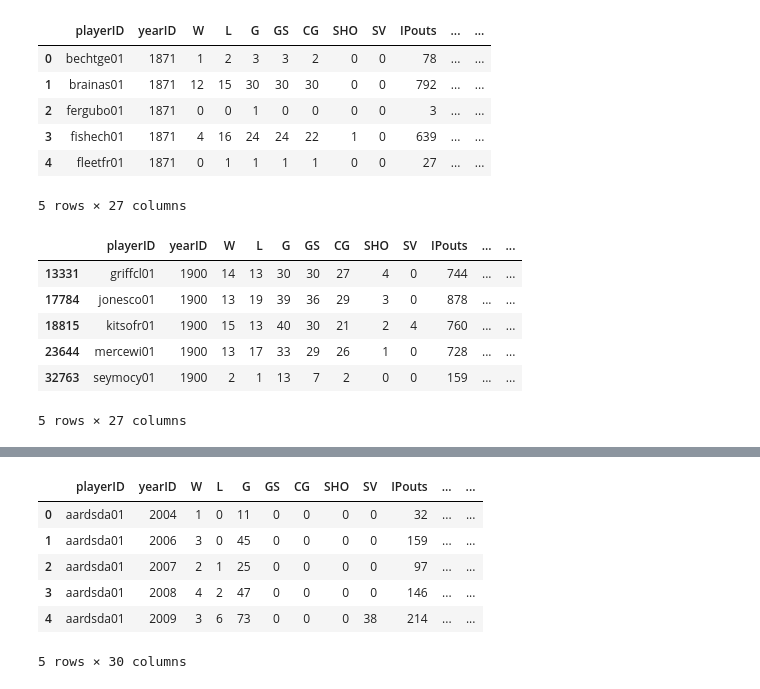
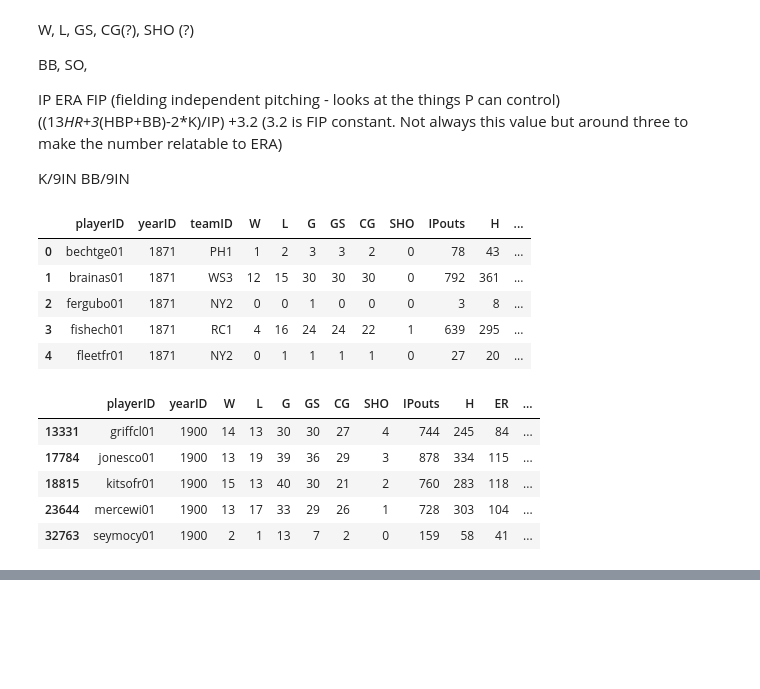
Before and after one commit to AGBarbour/Project-1, a Jupyter notebook: Pitching.ipynb, the cells around one changed output, grey strips where cells are left out. Saved outputs shown, nothing was run; the diff lists cells and outputs as text; code cells hidden in the pictures; blank space fills up the shorter version.

```diff
--- a/Pitching.ipynb
+++ b/Pitching.ipynb
@@ -4,0 +1,11 @@ import pandas as pd
+# %% [markdown]
+W, L, GS, CG(?), SHO (?)
+
+BB, SO,
+
+IP
+ERA
+FIP (fielding independent pitching - looks at the things P can control) ((13*HR+3*(HBP+BB)-2*K)/IP) +3.2 (3.2 is FIP constant.  Not always this value but around three to make the number relatable to ERA)
+
+K/9IN
+BB/9IN
@@ -5,26 +21,25 @@ import pandas as pd
 # %%
 file = os.path.join('data', 'Pitching.csv')
 pitching = pd.read_csv(file)
-pitching.drop(columns=['stint', 'teamID','lgID'], inplace=True)
+pitching.drop(columns=['stint','lgID', 'IBB','SV', 'WP','BK','BFP','GF', 'SH','SF'], inplace=True)
 pitching.head()
 # %% [output]
-|  | playerID | yearID | W | L | G | GS | CG | SHO | SV | IPouts | ... | ... |
-| 0 | bechtge01 | 1871 | 1 | 2 | 3 | 3 | 2 | 0 | 0 | 78 | ... | ... |
-| 1 | brainas01 | 1871 | 12 | 15 | 30 | 30 | 30 | 0 | 0 | 792 | ... | ... |
-| 2 | fergubo01 | 1871 | 0 | 0 | 1 | 0 | 0 | 0 | 0 | 3 | ... | ... |
-| 3 | fishech01 | 1871 | 4 | 16 | 24 | 24 | 22 | 1 | 0 | 639 | ... | ... |
-| 4 | fleetfr01 | 1871 | 0 | 1 | 1 | 1 | 1 | 0 | 0 | 27 | ... | ... |
+|  | playerID | yearID | teamID | W | L | G | GS | CG | SHO | IPouts | H | ... |
+| 0 | bechtge01 | 1871 | PH1 | 1 | 2 | 3 | 3 | 2 | 0 | 78 | 43 | ... |
+| 1 | brainas01 | 1871 | WS3 | 12 | 15 | 30 | 30 | 30 | 0 | 792 | 361 | ... |
+| 2 | fergubo01 | 1871 | NY2 | 0 | 0 | 1 | 0 | 0 | 0 | 3 | 8 | ... |
+| 3 | fishech01 | 1871 | RC1 | 4 | 16 | 24 | 24 | 22 | 1 | 639 | 295 | ... |
+| 4 | fleetfr01 | 1871 | NY2 | 0 | 1 | 1 | 1 | 1 | 0 | 27 | 20 | ... |
-5 rows × 27 columns
 # %%
-pitching = pitching[pitching.yearID >= 1900]
-pitching = pitchingClean.groupby(['playerID', 'yearID'], as_index=False).sum()
+#Including just pitchers in 'Modern Era' of baseball which is defined as starting at 1900
+pitching = pitching[pitching.yearID > 1899]
+pitching = pitching.groupby(['playerID', 'yearID'], as_index=False).sum()
 pitching.sort_values(by='yearID',ascending=True).head()
 # %% [output]
-|  | playerID | yearID | W | L | G | GS | CG | SHO | SV | IPouts | ... | ... |
-| 13331 | griffcl01 | 1900 | 14 | 13 | 30 | 30 | 27 | 4 | 0 | 744 | ... | ... |
-| 17784 | jonesco01 | 1900 | 13 | 19 | 39 | 36 | 29 | 3 | 0 | 878 | ... | ... |
-| 18815 | kitsofr01 | 1900 | 15 | 13 | 40 | 30 | 21 | 2 | 4 | 760 | ... | ... |
-| 23644 | mercewi01 | 1900 | 13 | 17 | 33 | 29 | 26 | 1 | 0 | 728 | ... | ... |
-| 32763 | seymocy01 | 1900 | 2 | 1 | 13 | 7 | 2 | 0 | 0 | 159 | ... | ... |
+|  | playerID | yearID | W | L | G | GS | CG | SHO | IPouts | H | ER | ... |
+| 13331 | griffcl01 | 1900 | 14 | 13 | 30 | 30 | 27 | 4 | 744 | 245 | 84 | ... |
+| 17784 | jonesco01 | 1900 | 13 | 19 | 39 | 36 | 29 | 3 | 878 | 334 | 115 | ... |
+| 18815 | kitsofr01 | 1900 | 15 | 13 | 40 | 30 | 21 | 2 | 760 | 283 | 118 | ... |
+| 23644 | mercewi01 | 1900 | 13 | 17 | 33 | 29 | 26 | 1 | 728 | 303 | 104 | ... |
+| 32763 | seymocy01 | 1900 | 2 | 1 | 13 | 7 | 2 | 0 | 159 | 58 | 41 | ... |
-5 rows × 27 columns
 # %%
@@ -39,16 +55,3 @@ people.head()
 | 3 | aasedo01 | 1954.0 | 9.0 | 8.0 | USA | CA | Orange | NaN | NaN | ... |
 | 4 | abadan01 | 1972.0 | 8.0 | 25.0 | USA | FL | Palm Beach | NaN | NaN | ... |
 5 rows × 24 columns
-# %%
-pitchingMerge = pitching.merge(people[['playerID','birthYear']], on='playerID', how='left')
-pitchingMerge['Age'] = pitchingMerge['yearID'] - pitchingMerge['birthYear']
-pitchingMerge['IP'] = (pitchingMerge['IPouts']/3)
-pitchingMerge.head()
-# %% [output]
-|  | playerID | yearID | W | L | G | GS | CG | SHO | SV | IPouts | ... | ... |
-| 0 | aardsda01 | 2004 | 1 | 0 | 11 | 0 | 0 | 0 | 0 | 32 | ... | ... |
-| 1 | aardsda01 | 2006 | 3 | 0 | 45 | 0 | 0 | 0 | 0 | 159 | ... | ... |
-| 2 | aardsda01 | 2007 | 2 | 1 | 25 | 0 | 0 | 0 | 0 | 97 | ... | ... |
-| 3 | aardsda01 | 2008 | 4 | 2 | 47 | 0 | 0 | 0 | 0 | 146 | ... | ... |
-| 4 | aardsda01 | 2009 | 3 | 6 | 73 | 0 | 0 | 0 | 38 | 214 | ... | ... |
-5 rows × 30 columns
```
Also changed, not shown: parts of 10 cells of this notebook.
